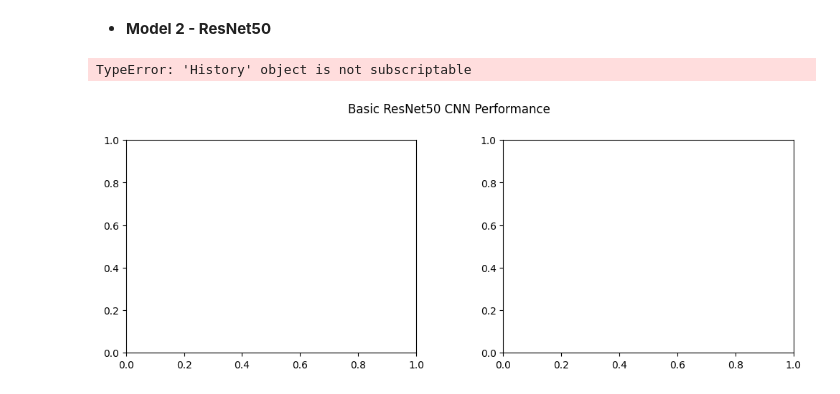
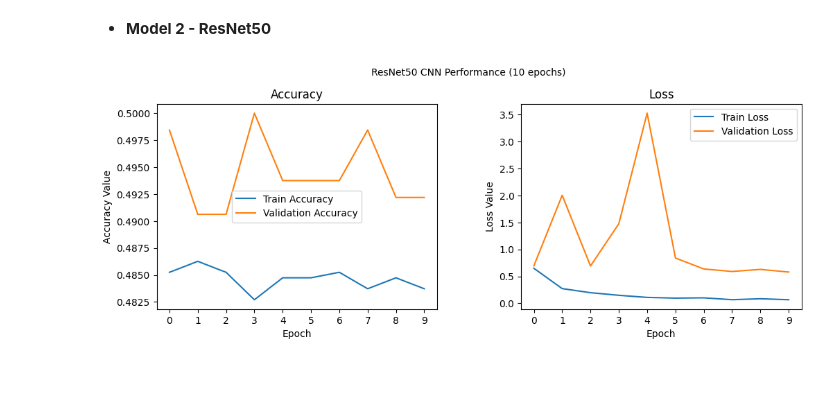
Before and after one commit to ybezginova2016/ZAF056_CV_BlurredImage-detection, a Jupyter notebook: ZUM_project_2_CNN_ResNet50.ipynb, the cells around one changed output. Cells and saved outputs as stored; diff of their text form; code cells hidden in the pictures.

```diff
--- a/ZUM_project_2_CNN_ResNet50.ipynb
+++ b/ZUM_project_2_CNN_ResNet50.ipynb
@@ -585,26 +778,25 @@ plt.legend();
 - **Model 2 - ResNet50**
 # %%
 f, (ax1, ax2) = plt.subplots(1, 2, figsize=(12, 4))
-t = f.suptitle('Basic ResNet50 CNN Performance', fontsize=12)
+t = f.suptitle('ResNet50 CNN Performance (10 epochs)', fontsize=10)
 f.subplots_adjust(top=0.85, wspace=0.3)
 
 epoch_list = list(range(0, 10))
 ax1.plot(epoch_list, history2.history['accuracy'], label='Train Accuracy')
 ax1.plot(epoch_list, history2.history['val_accuracy'], label='Validation Accuracy')
 
 ax1.set_xticks(np.arange(0, 10, 1))
 ax1.set_ylabel('Accuracy Value')
 ax1.set_xlabel('Epoch')
 ax1.set_title('Accuracy')
 l1 = ax1.legend(loc="best")
 
 ax2.plot(epoch_list, history2.history['loss'], label='Train Loss')
 ax2.plot(epoch_list, history2.history['val_loss'], label='Validation Loss')
 ax2.set_xticks(np.arange(0, 10, 1))
 ax2.set_ylabel('Loss Value')
 ax2.set_xlabel('Epoch')
 ax2.set_title('Loss')
 l2 = ax2.legend(loc="best")
 # %% [output]
-TypeError: 'History' object is not subscriptable
-[figure, old version]
+[figure, new version]
```
Also changed, not shown: parts of 47 cells of this notebook.
